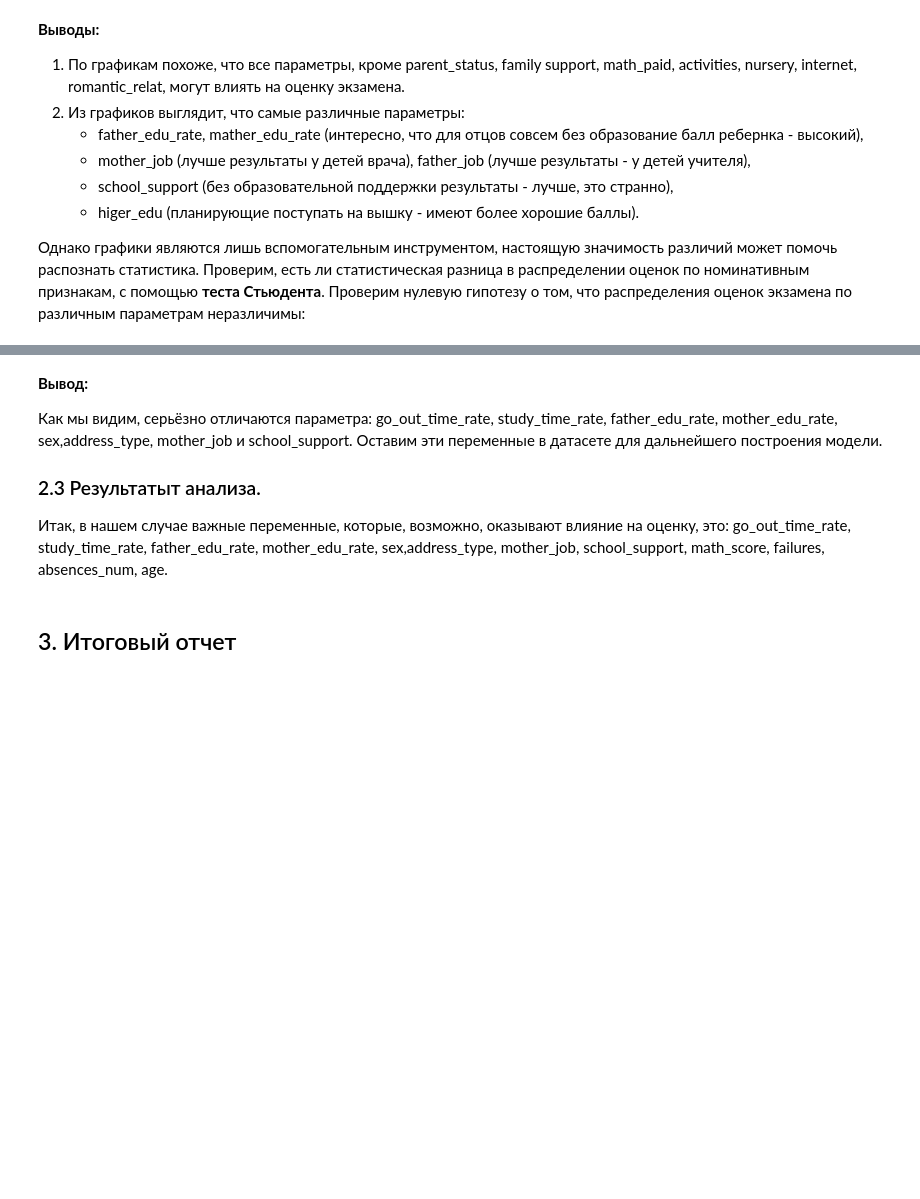
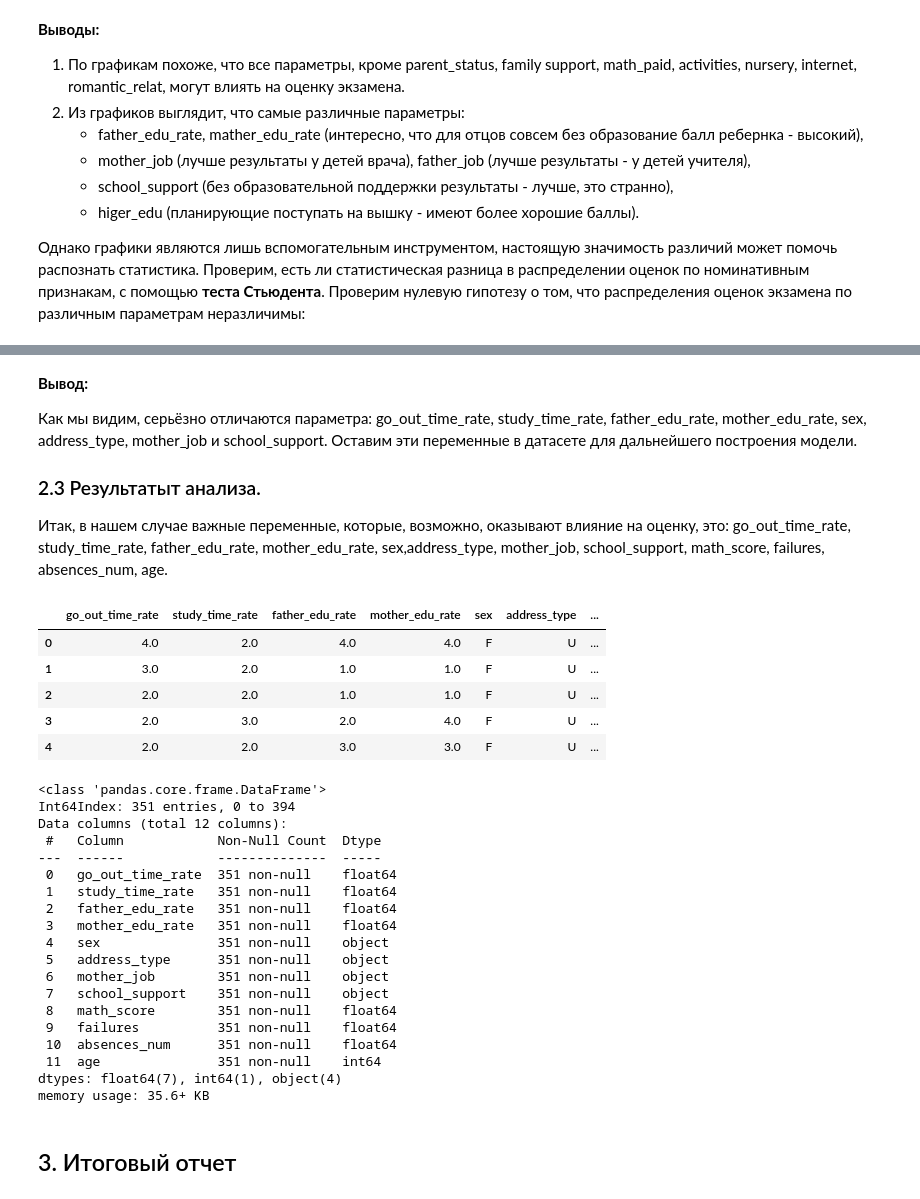
Before and after one commit to LudmilaGR/SF_DSPR_28_Gil, a Jupyter notebook: module_2/Project_2_DSPR_28_Gil.ipynb, the cells around one changed output, grey strips where cells are left out. Drawn from its saved outputs; the diff is of its cells as text; code cells hidden in the pictures; blank space fills up the shorter version.

```diff
--- a/module_2/Project_2_DSPR_28_Gil.ipynb
+++ b/module_2/Project_2_DSPR_28_Gil.ipynb
@@ -1050,7 +1073,7 @@ for column in df_categorical.columns:
 # %% [markdown]
 **Вывод:**
 
-Как мы видим, серьёзно отличаются параметра: go_out_time_rate,  study_time_rate, father_edu_rate, mother_edu_rate, sex,address_type, mother_job и  school_support. Оставим эти переменные в датасете для дальнейшего построения модели.
+Как мы видим, серьёзно отличаются параметра: go_out_time_rate,  study_time_rate, father_edu_rate, mother_edu_rate, sex, address_type, mother_job и  school_support. Оставим эти переменные в датасете для дальнейшего построения модели.
 
 ### 2.3 Результатыт анализа.
 
@@ -1058,8 +1081,35 @@ for column in df_categorical.columns:
 # %%
 stud_for_model = new_stud.loc[:, ['go_out_time_rate',  'study_time_rate', 'father_edu_rate', 'mother_edu_rate',
                                   'sex', 'address_type', 'mother_job', 'school_support', 'math_score', 'failures',
                                   'absences_num', 'age']]
-stud_for_model.head()
+display(stud_for_model.head())
+stud_for_model.info()
+# %% [output]
+|  | go_out_time_rate | study_time_rate | father_edu_rate | mother_edu_rate | sex | address_type | ... |
+| 0 | 4.0 | 2.0 | 4.0 | 4.0 | F | U | ... |
+| 1 | 3.0 | 2.0 | 1.0 | 1.0 | F | U | ... |
+| 2 | 2.0 | 2.0 | 1.0 | 1.0 | F | U | ... |
+| 3 | 2.0 | 3.0 | 2.0 | 4.0 | F | U | ... |
+| 4 | 2.0 | 2.0 | 3.0 | 3.0 | F | U | ... |
+<class 'pandas.core.frame.DataFrame'>
+Int64Index: 351 entries, 0 to 394
+Data columns (total 12 columns):
+ #   Column            Non-Null Count  Dtype
+---  ------            --------------  -----
+ 0   go_out_time_rate  351 non-null    float64
+ 1   study_time_rate   351 non-null    float64
+ 2   father_edu_rate   351 non-null    float64
+ 3   mother_edu_rate   351 non-null    float64
+ 4   sex               351 non-null    object
+ 5   address_type      351 non-null    object
+ 6   mother_job        351 non-null    object
+ 7   school_support    351 non-null    object
+ 8   math_score        351 non-null    float64
+ 9   failures          351 non-null    float64
+ 10  absences_num      351 non-null    float64
+ 11  age               351 non-null    int64
+dtypes: float64(7), int64(1), object(4)
+memory usage: 35.6+ KB
 # %% [markdown]
 ## 3. Итоговый отчет
 # %% [markdown]
```
Also changed, not shown: parts of 13 cells of this notebook.
